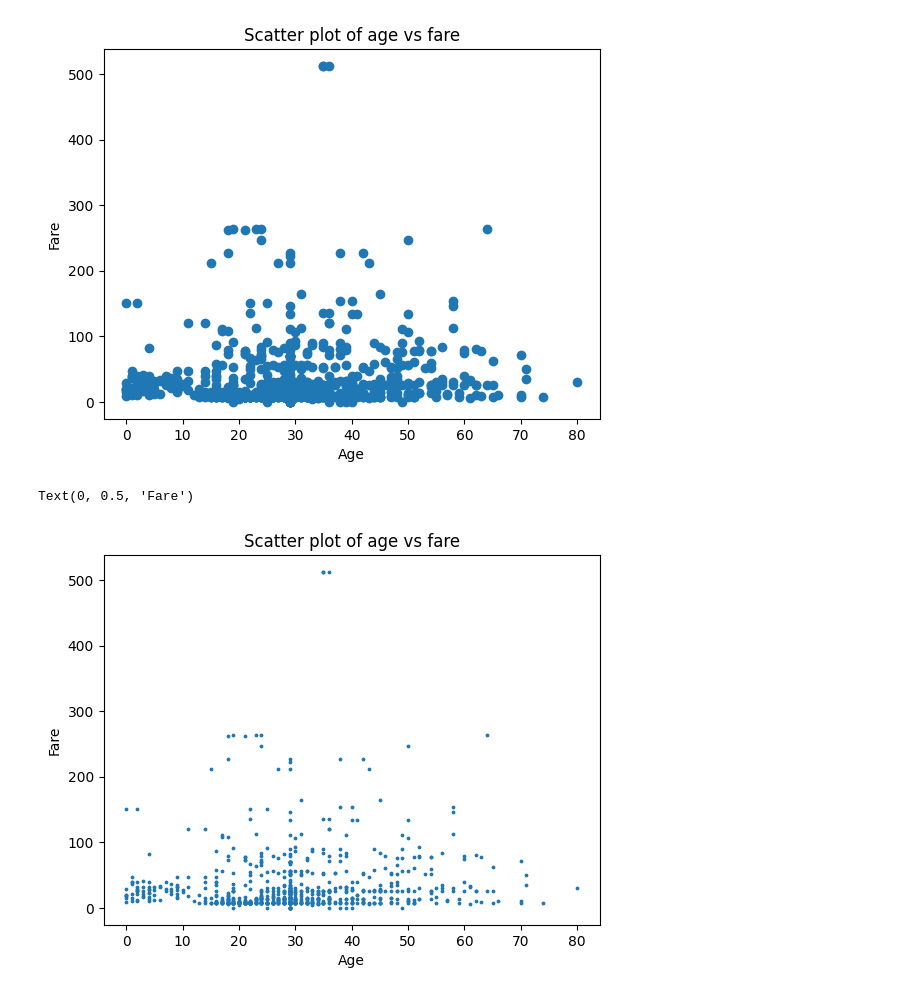
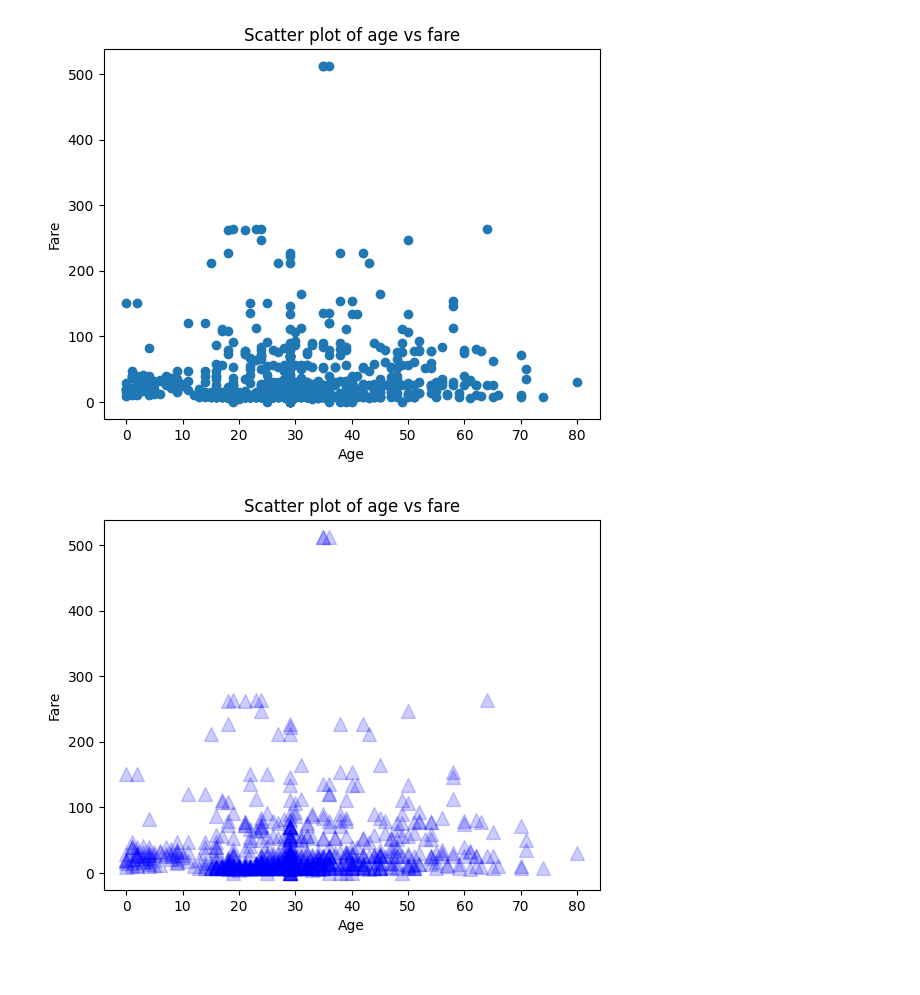
Before and after one commit to itsmeankeet/MachineLearning, a Jupyter notebook: day3/data_analysis/titanic-dataset.ipynb, the cells around one changed output. Cells and saved outputs as stored; diff of their text form; code cells hidden in the pictures.

Commit message:
data_visualization

```diff
--- a/day3/data_analysis/titanic-dataset.ipynb
+++ b/day3/data_analysis/titanic-dataset.ipynb
@@ -791,14 +792,17 @@ plt.ylabel('Fare')# y label ma k data rakhney bhenraw bhnxa
 Text(0, 0.5, 'Fare')
 [figure]
 # %%
-plt.scatter(x=data1['Age'], y = data1['Fare'], s =3)
+plt.scatter(x=data1['Age'], y = data1['Fare'],marker='^', s= 100, alpha=0.2, c = 'b') #marker='^')
 #for marker, hamlae plt.scatter(s = ....) bhneraw data pass garxam
 # title chai jaila paniplot garey paxi add garney?
 plt.title('Scatter plot of age vs fare')
 plt.xlabel('Age') # x label ma k data rakhney bhneraw bhnxa
 plt.ylabel('Fare')# y label ma k data rakhney bhenraw bhnxa
 # tyo golo golo chaii marker ho
 # marker lai  badauney rw ghatauney garna milxa
+plt.show() # yeslae lae object lai display hunu bata hide garxa
+#alpha bhney lae transparency control garxa
+
+# change the shape of the marker
 # %% [output]
-Text(0, 0.5, 'Fare')
-[figure, old version]
+[figure, new version]
```
Also changed, not shown: parts of 5 cells of this notebook, 3 other files.
